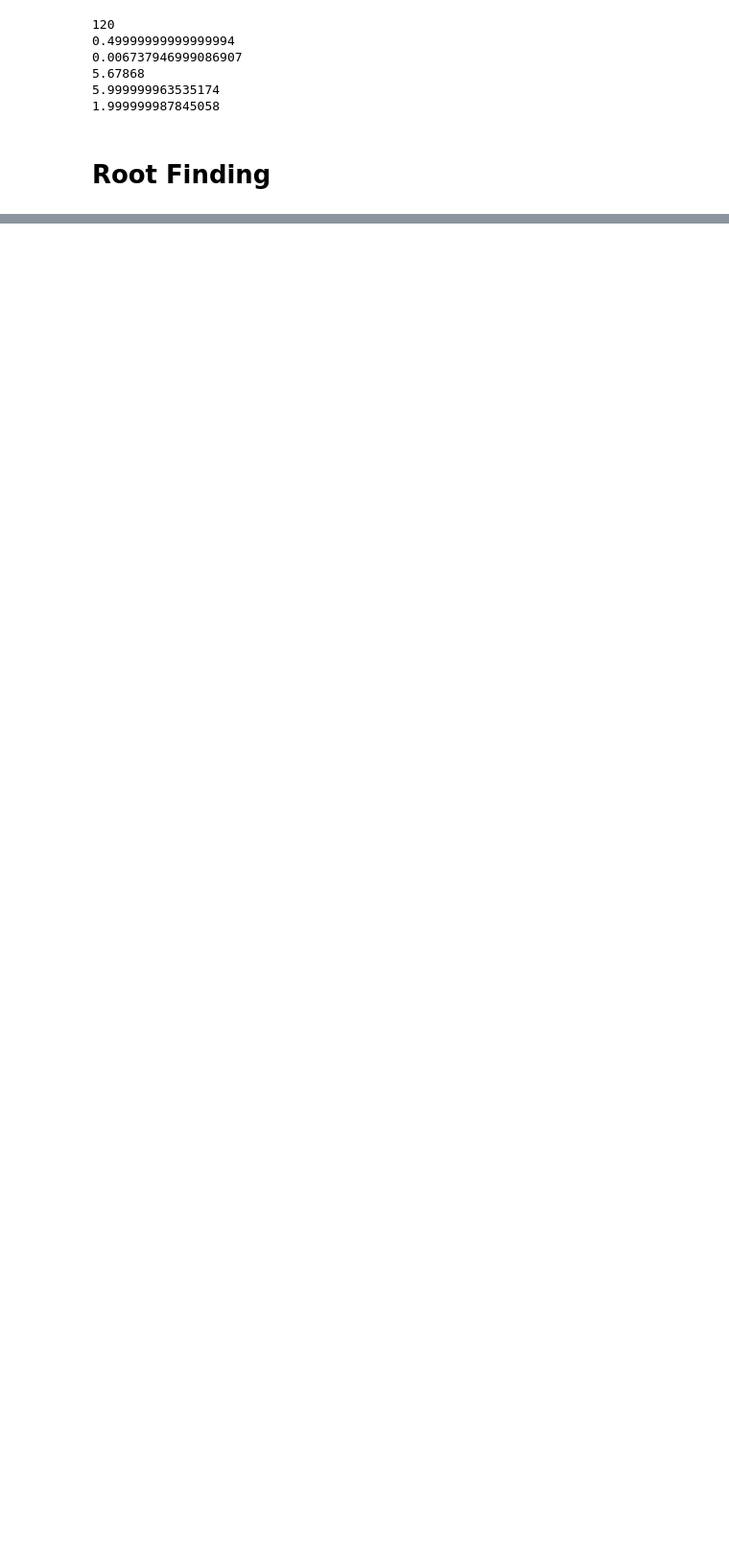
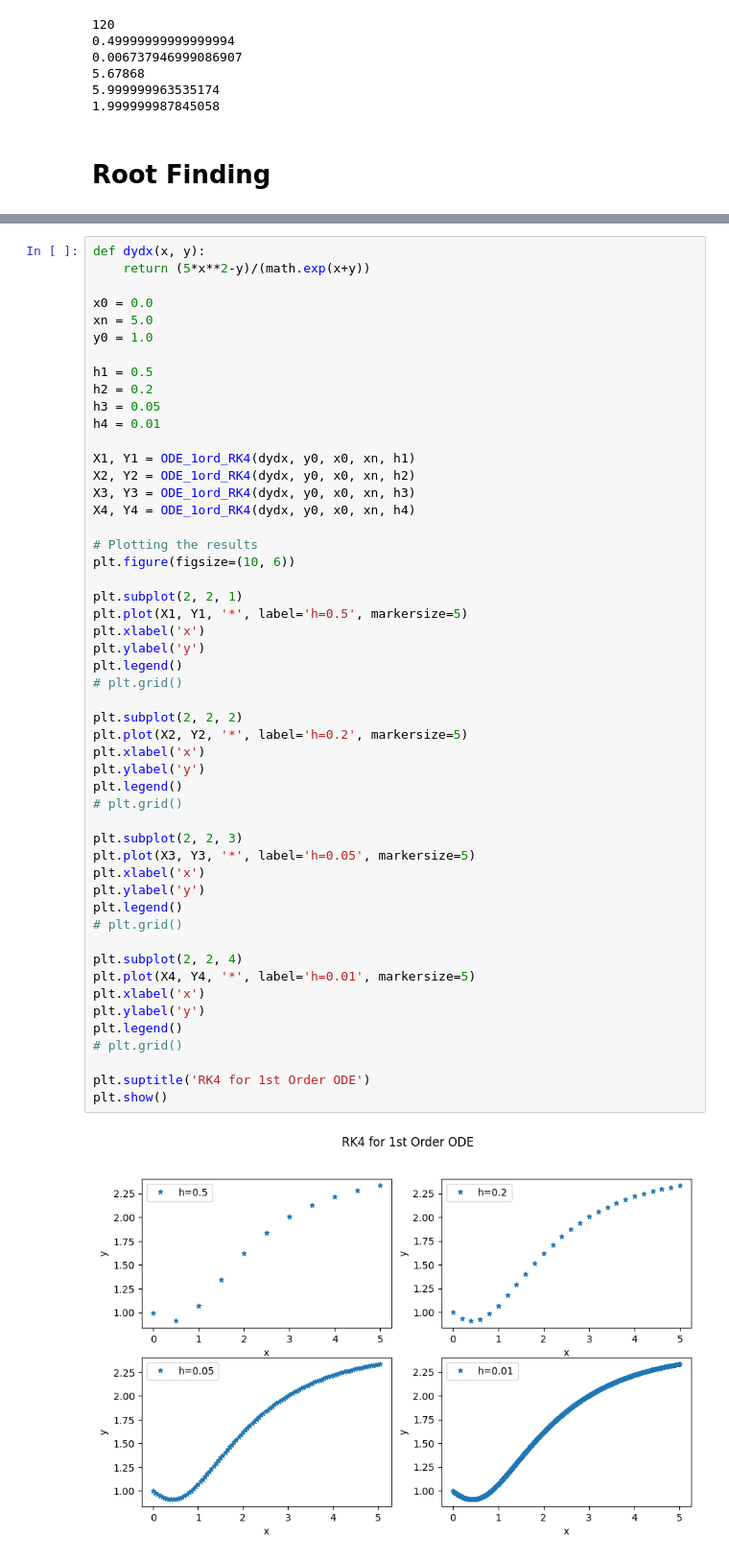
Before and after one commit to chandan-kumarsahu/P452-Computational-Physics, a Jupyter notebook: Midsem/tests.ipynb, the cells around one changed output, grey strips where cells are left out. Shown at 96% size. Cells and saved outputs as stored; diff of their text form; blank space fills up the shorter version.

```diff
--- a/Midsem/tests.ipynb
+++ b/Midsem/tests.ipynb
@@ -112,0 +278,53 @@ Nearest root of the given function for the given value of x = 2 is = -0.73908513
+# %%
+def dydx(x, y):
+    return (5*x**2-y)/(math.exp(x+y))
+
+x0 = 0.0
+xn = 5.0
+y0 = 1.0
+
+h1 = 0.5
+h2 = 0.2
+h3 = 0.05
+h4 = 0.01
+
+X1, Y1 = ODE_1ord_RK4(dydx, y0, x0, xn, h1)
+X2, Y2 = ODE_1ord_RK4(dydx, y0, x0, xn, h2)
+X3, Y3 = ODE_1ord_RK4(dydx, y0, x0, xn, h3)
+X4, Y4 = ODE_1ord_RK4(dydx, y0, x0, xn, h4)
+
+# Plotting the results
+plt.figure(figsize=(10, 6))
+
+plt.subplot(2, 2, 1)
+plt.plot(X1, Y1, '*', label='h=0.5', markersize=5)
+plt.xlabel('x')
+plt.ylabel('y')
+plt.legend()
+# plt.grid()
+
+plt.subplot(2, 2, 2)
+plt.plot(X2, Y2, '*', label='h=0.2', markersize=5)
+plt.xlabel('x')
+plt.ylabel('y')
+plt.legend()
+# plt.grid()
+
+plt.subplot(2, 2, 3)
+plt.plot(X3, Y3, '*', label='h=0.05', markersize=5)
+plt.xlabel('x')
+plt.ylabel('y')
+plt.legend()
+# plt.grid()
+
+plt.subplot(2, 2, 4)
+plt.plot(X4, Y4, '*', label='h=0.01', markersize=5)
+plt.xlabel('x')
+plt.ylabel('y')
+plt.legend()
+# plt.grid()
+
+plt.suptitle('RK4 for 1st Order ODE')
+plt.show()
+# %% [output]
+[figure, added]
```
Also changed, not shown: parts of 9 cells of this notebook, 3 other files.
